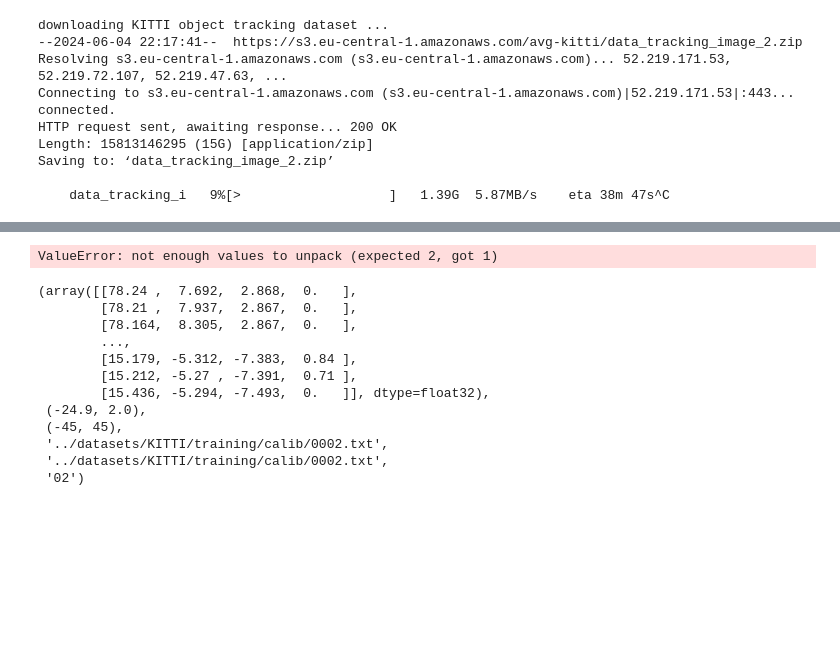
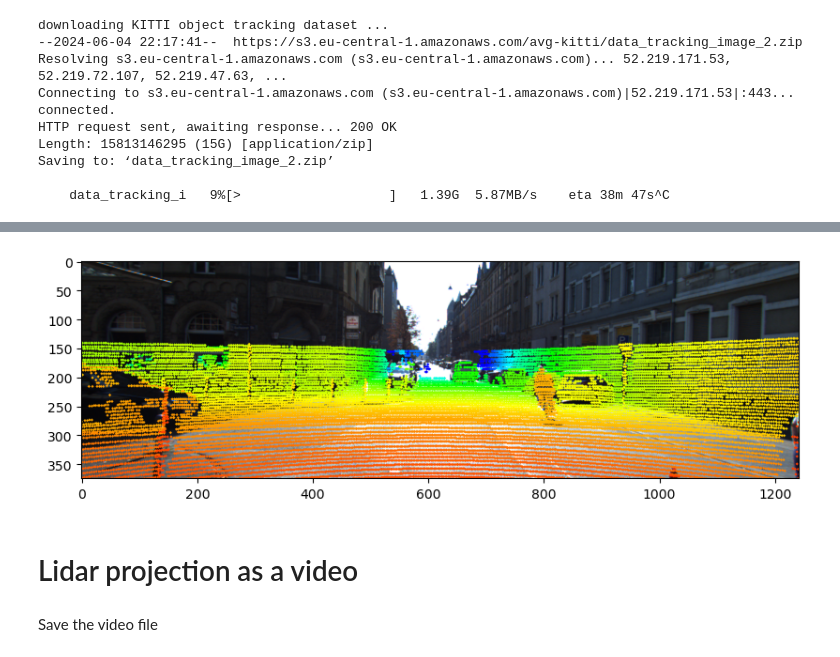
Before and after one commit to AGH-CEAI/automotive-tracking, a Jupyter notebook: examples/KITTI_visualise.ipynb, the cells around one changed output, grey strips where cells are left out. Saved outputs shown, nothing was run; the diff lists cells and outputs as text; code cells hidden in the pictures; blank space fills up the shorter version.

```diff
--- a/examples/KITTI_visualise.ipynb
+++ b/examples/KITTI_visualise.ipynb
@@ -172,26 +136,21 @@ def print_projection_plt(points, color, image):
 
     return cv2.cvtColor(hsv_image, cv2.COLOR_HSV2RGB)
 # %%
-""" save one frame about projecting velodyne points into camera image """
-image_type = 'gray'  # 'gray' or 'color' image
-mode = '00' if image_type == 'gray' else '02'  # image_00 = 'graye image' , image_02 = 'color image'
-
-image_path = 'image_' + mode + '/data'
-velo_path = './velodyne_points/data'
-
 v_fov, h_fov = (-24.9, 2.0), (-90, 90)
 
-v2c_filepath = '../datasets/KITTI/training/calib/0002.txt'
-c2c_filepath = '../datasets/KITTI/training/calib/0002.txt'
-
-res = Kitti_util(frame=89, camera_path=image_path, velo_path=velo_path, \
+res = Kitti_util(frame=frame_no, camera_path=image_path, velo_path=velo_path, \
                 v2c_path=v2c_filepath, c2c_path=c2c_filepath)
 
 img, pnt, c_ = res.velo_projection_frame(v_fov=v_fov, h_fov=h_fov)
 
 result = print_projection_plt(pnt, c_, img)
 
 # display result image
 plt.subplots(1,1, figsize = (13,3) )
-plt.title("Velodyne points to camera image Result")
+# plt.title("Projection of velodyne lidar points to camera image")
 plt.imshow(result)
+# plt.xlabel("number of points per frame")
+# plt.ylabel("number of frames")
+plt.savefig("velodyne_projection_front.pdf", bbox_inches='tight')
+# %% [output]
+[figure, added]
@@ -201,53 +157,4 @@ c2c_filepath = '../datasets/KITTI/training/calib/0002.txt'
-# %%
-def print_projection_cv2(points, color, image):
-    """ project converted velodyne points into camera image """
-
-    hsv_image = cv2.cvtColor(image, cv2.COLOR_BGR2HSV)
-
-    for i in range(points.shape[1]):
-        cv2.circle(hsv_image, (np.int32(points[0][i]),np.int32(points[1][i])),2, (int(color[i]),255,255),-1)
-
-    return cv2.cvtColor(hsv_image, cv2.COLOR_HSV2BGR)
-
-def print_projection_plt(points, color, image):
-    """ project converted velodyne points into camera image """
-
-    hsv_image = cv2.cvtColor(image, cv2.COLOR_BGR2HSV)
-
-    for i in range(points.shape[1]):
-        cv2.circle(hsv_image, (np.int32(points[0][i]),np.int32(points[1][i])),2, (int(color[i]),255,255),-1)
-
-    return cv2.cvtColor(hsv_image, cv2.COLOR_HSV2RGB)
-
-image_type = 'color' # 'grayscale' or 'color' image
-mode = '00' if image_type == 'grayscale' else '02' # image_00 = 'grayscale image' , image_02 = 'color image'
-
-# image = cv2.imread('image_'+ mode +'/data/0000000089.png')
-image = cv2.imread('../datasets/KITTI/training/image_02/0002/000000.png')
-
-ans, c_ = velo3d_2_camera2d_points(velo_points, v_fov=(-24.9, 2.0), h_fov=(-45,45), \
-                               vc_path=v2c_filepath, cc_path=c2c_filepath, mode=mode)
-
-image = print_projection_plt(points=ans, color=c_, image=image)
-
-# display result image
-plt.subplots(1,1, figsize = (13,3) )
-plt.title("Velodyne points to camera image Result")
-plt.imshow(image)
-# %% [output]
-ValueError: not enough values to unpack (expected 2, got 1)
-# %%
-velo_points, (-24.9, 2.0), (-45,45), v2c_filepath, c2c_filepath, mode
-# %% [output]
-(array([[78.24 ,  7.692,  2.868,  0.   ],
-        [78.21 ,  7.937,  2.867,  0.   ],
-        [78.164,  8.305,  2.867,  0.   ],
-        ...,
-        [15.179, -5.312, -7.383,  0.84 ],
-        [15.212, -5.27 , -7.391,  0.71 ],
-        [15.436, -5.294, -7.493,  0.   ]], dtype=float32),
- (-24.9, 2.0),
- (-45, 45),
- '../datasets/KITTI/training/calib/0002.txt',
- '../datasets/KITTI/training/calib/0002.txt',
- '02')
+# %% [markdown]
+# Lidar projection as a video
+# %% [markdown]
+Save the video file
```
Also changed, not shown: parts of 33 cells of this notebook.
